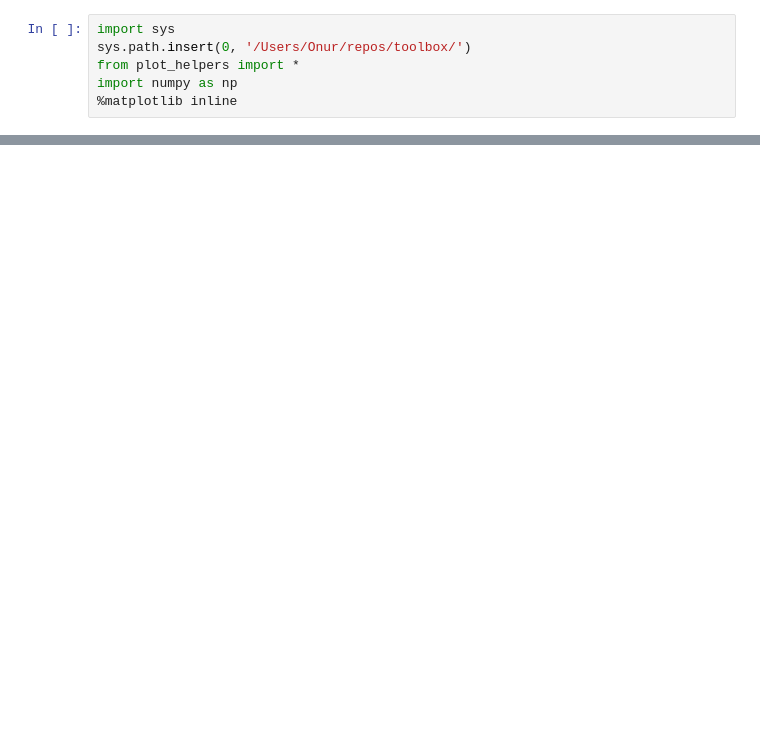
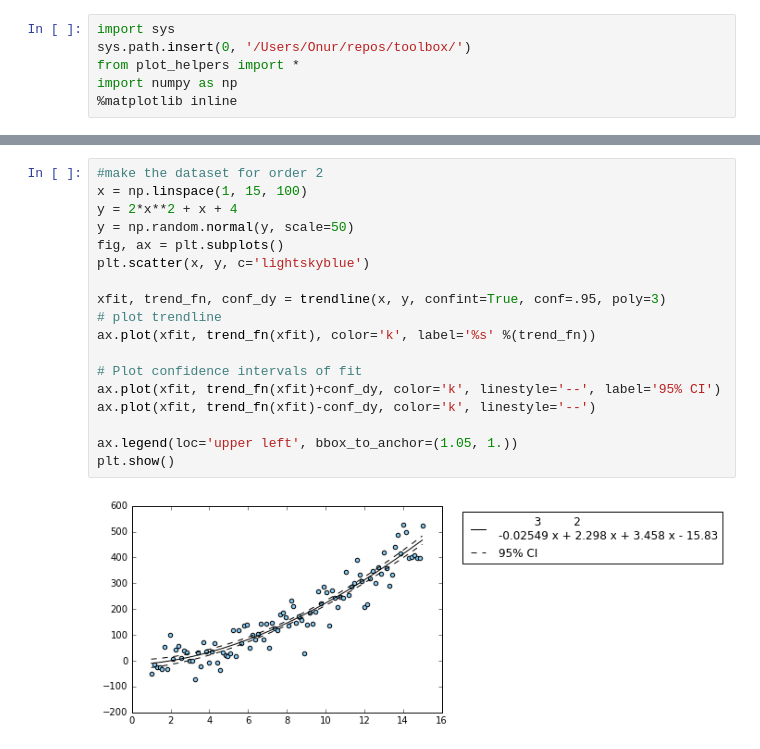
Before and after one commit to oerbilgin/toolbox, a Jupyter notebook: example_notebooks/linear_regression.ipynb, the cells around one changed output, grey strips where cells are left out. Cells and saved outputs as stored; diff of their text form; blank space fills up the shorter version.

```diff
--- a/example_notebooks/linear_regression.ipynb
+++ b/example_notebooks/linear_regression.ipynb
@@ -34,0 +28,20 @@ plt.show()
+# %%
+#make the dataset for order 2
+x = np.linspace(1, 15, 100)
+y = 2*x**2 + x + 4
+y = np.random.normal(y, scale=50)
+fig, ax = plt.subplots()
+plt.scatter(x, y, c='lightskyblue')
+
+xfit, trend_fn, conf_dy = trendline(x, y, confint=True, conf=.95, poly=3)
+# plot trendline
+ax.plot(xfit, trend_fn(xfit), color='k', label='%s' %(trend_fn))
+
+# Plot confidence intervals of fit
+ax.plot(xfit, trend_fn(xfit)+conf_dy, color='k', linestyle='--', label='95% CI')
+ax.plot(xfit, trend_fn(xfit)-conf_dy, color='k', linestyle='--')
+
+ax.legend(loc='upper left', bbox_to_anchor=(1.05, 1.))
+plt.show()
+# %% [output]
+[figure, added]
```
Also changed, not shown: parts of 1 cell of this notebook, 2 other files.
